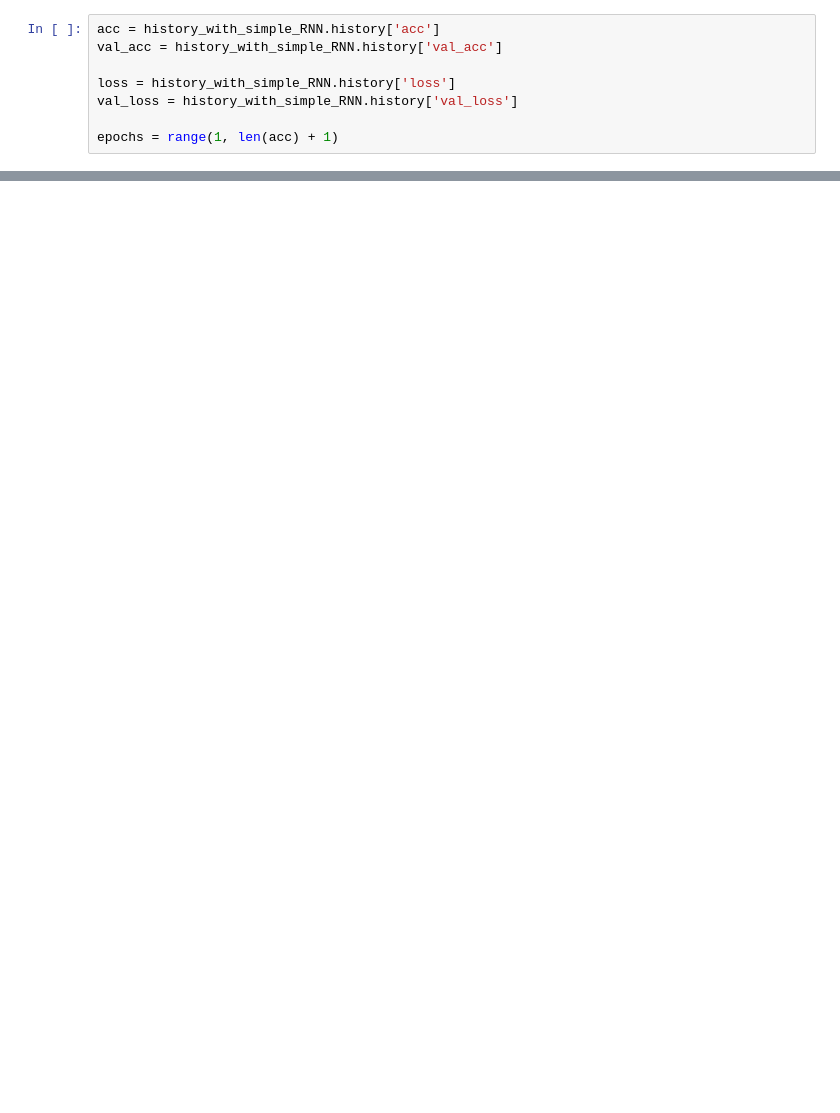
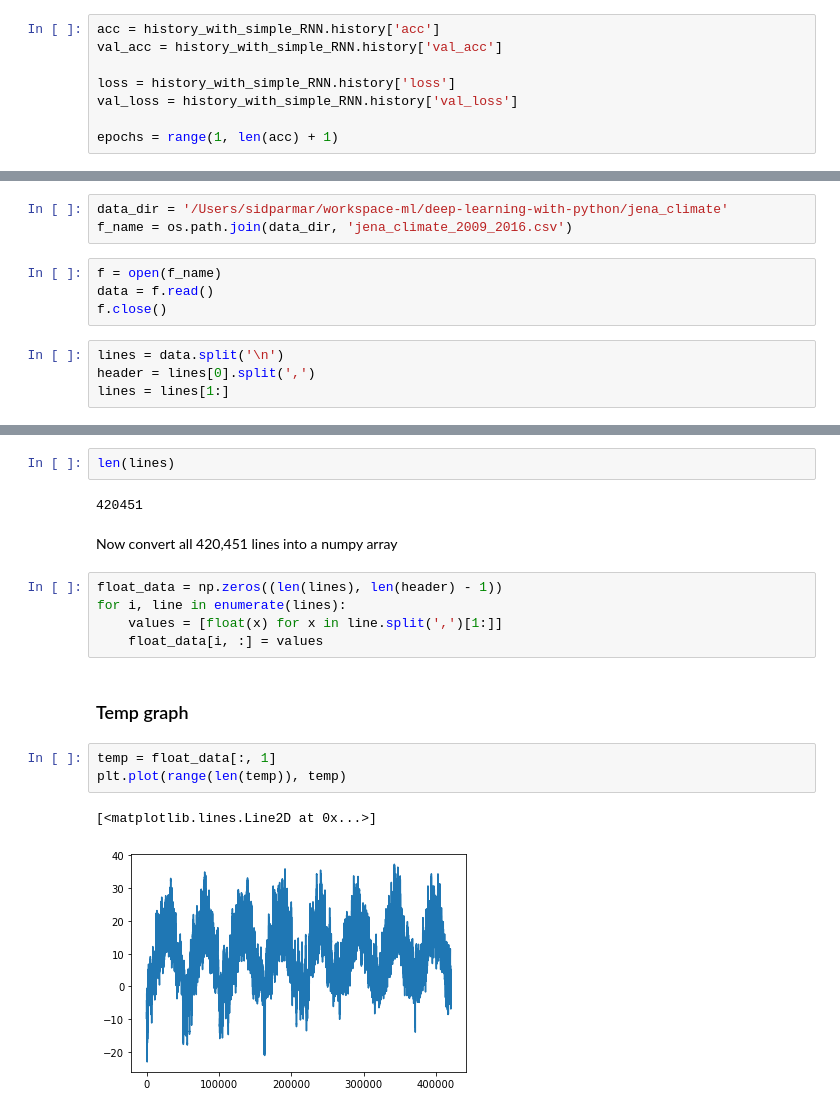
Before and after one commit to siddharthparmar7/deep-learning-with-python, a Jupyter notebook: Deep learning for text and sequences.ipynb, the cells around one changed output, grey strips where cells are left out. Drawn from its saved outputs; the diff is of its cells as text; blank space fills up the shorter version.

```diff
--- a/Deep learning for text and sequences.ipynb
+++ b/Deep learning for text and sequences.ipynb
@@ -492,0 +550,11 @@ As a reminder, in chapter 3, the first naive approach to this dataset got you to
+# %%
+data_dir = '/Users/sidparmar/workspace-ml/deep-learning-with-python/jena_climate'
+f_name = os.path.join(data_dir, 'jena_climate_2009_2016.csv')
+# %%
+f = open(f_name)
+data = f.read()
+f.close()
+# %%
+lines = data.split('\n')
+header = lines[0].split(',')
+lines = lines[1:]
@@ -492,0 +579,19 @@ As a reminder, in chapter 3, the first naive approach to this dataset got you to
+# %%
+len(lines)
+# %% [output]
+420451
+# %% [markdown]
+Now convert all 420,451 lines into a numpy array
+# %%
+float_data = np.zeros((len(lines), len(header) - 1))
+for i, line in enumerate(lines):
+    values = [float(x) for x in line.split(',')[1:]]
+    float_data[i, :] = values
+# %% [markdown]
+### Temp graph
+# %%
+temp = float_data[:, 1]
+plt.plot(range(len(temp)), temp)
+# %% [output]
+[<matplotlib.lines.Line2D at 0x...>]
+[figure, added]
```
Also changed, not shown: parts of 59 cells of this notebook, 2 other files.
